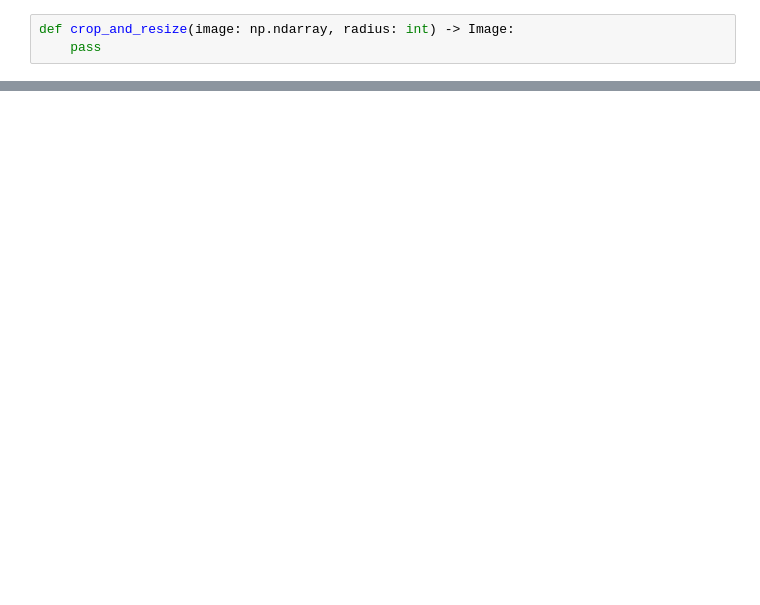
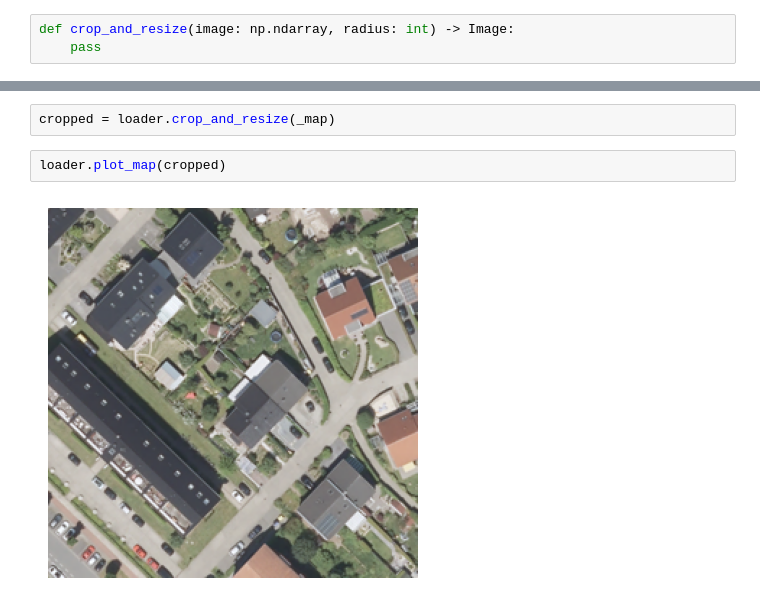
Before and after one commit to krispypancakes/OrthoStitch, a Jupyter notebook: baseline.ipynb, the cells around one changed output, grey strips where cells are left out. Cells and saved outputs as stored; diff of their text form; blank space fills up the shorter version.

```diff
--- a/baseline.ipynb
+++ b/baseline.ipynb
@@ -318,0 +140,6 @@ plt.show()
+# %%
+cropped = loader.crop_and_resize(_map)
+# %%
+loader.plot_map(cropped)
+# %% [output]
+[figure, added]
```
Also changed, not shown: parts of 38 cells of this notebook, 1 other file.
